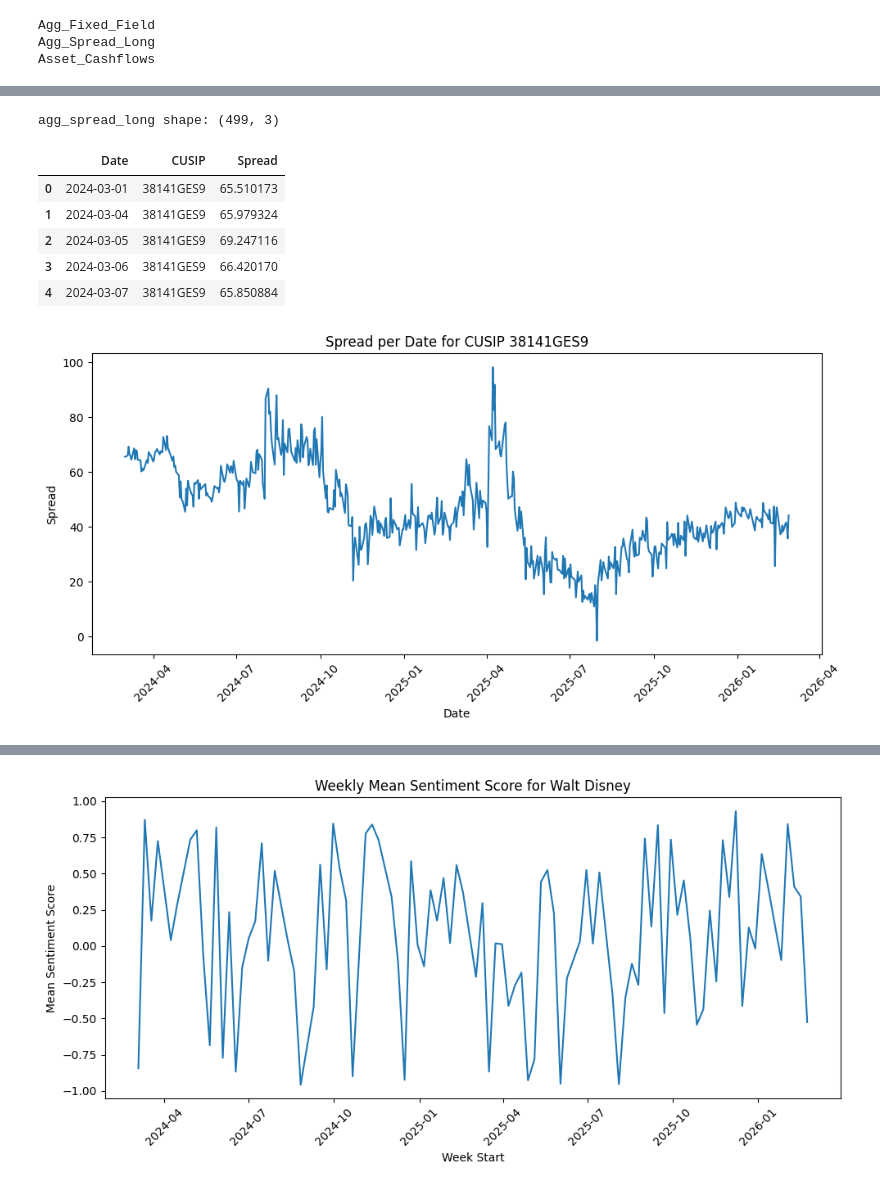
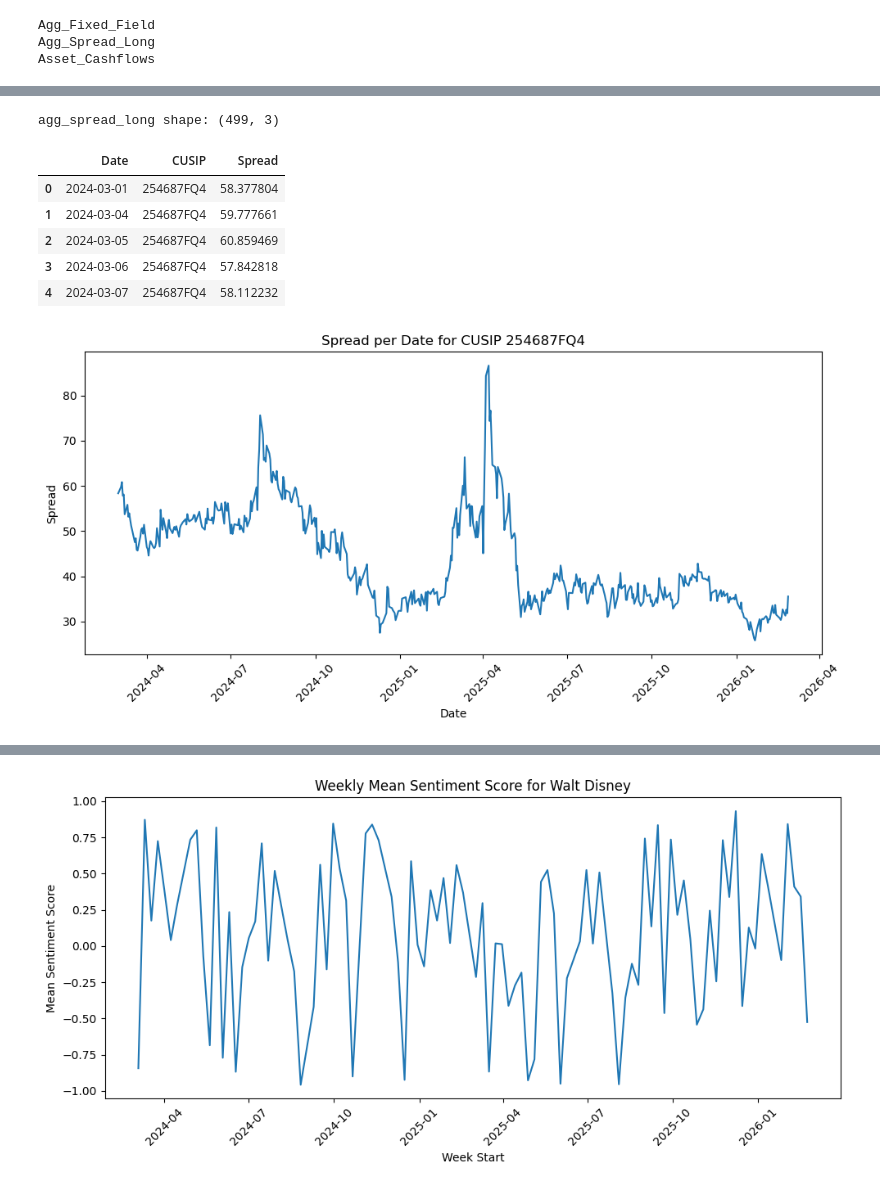
Before and after one commit to tutur787/Pyxidr-Capstone-Project, a Jupyter notebook: arthur_src/spread_news.ipynb, the cells around one changed output, grey strips where cells are left out. Cells and saved outputs as stored; diff of their text form; code cells hidden in the pictures.

```diff
--- a/arthur_src/spread_news.ipynb
+++ b/arthur_src/spread_news.ipynb
@@ -47,7 +40,7 @@ agg_fixed_fields_long shape: (1, 16)
 query = f"""
 SELECT *
 FROM `{PROJECT_ID}.{DATASET}.Agg_Spread_Long`
-WHERE CUSIP = '38141GES9'
+WHERE CUSIP = '254687FQ4'
 """
 
 agg_spread_long = client.query(query).to_dataframe()
@@ -56,22 +49,22 @@ agg_spread_long.head()
 # %% [output]
 agg_spread_long shape: (499, 3)
 |  | Date | CUSIP | Spread |
-| 0 | 2024-03-01 | 38141GES9 | 65.510173 |
-| 1 | 2024-03-04 | 38141GES9 | 65.979324 |
-| 2 | 2024-03-05 | 38141GES9 | 69.247116 |
-| 3 | 2024-03-06 | 38141GES9 | 66.420170 |
-| 4 | 2024-03-07 | 38141GES9 | 65.850884 |
+| 0 | 2024-03-01 | 254687FQ4 | 58.377804 |
+| 1 | 2024-03-04 | 254687FQ4 | 59.777661 |
+| 2 | 2024-03-05 | 254687FQ4 | 60.859469 |
+| 3 | 2024-03-06 | 254687FQ4 | 57.842818 |
+| 4 | 2024-03-07 | 254687FQ4 | 58.112232 |
 # %%
 plt.figure(figsize=(10, 5))
 plt.plot(agg_spread_long["Date"], agg_spread_long["Spread"], linestyle='-')
-plt.title("Spread per Date for CUSIP 38141GES9")
+plt.title("Spread per Date for CUSIP 254687FQ4")
 plt.xlabel("Date")
 plt.ylabel("Spread")
 plt.xticks(rotation=45)
 plt.tight_layout()
 plt.show()
 # %% [output]
-[figure, old version]
+[figure, new version]
 # %%
 import pandas as pd
 from sentiment_analysis import get_sentiment
```
Also changed, not shown: parts of 3 cells of this notebook, 15 other files.
